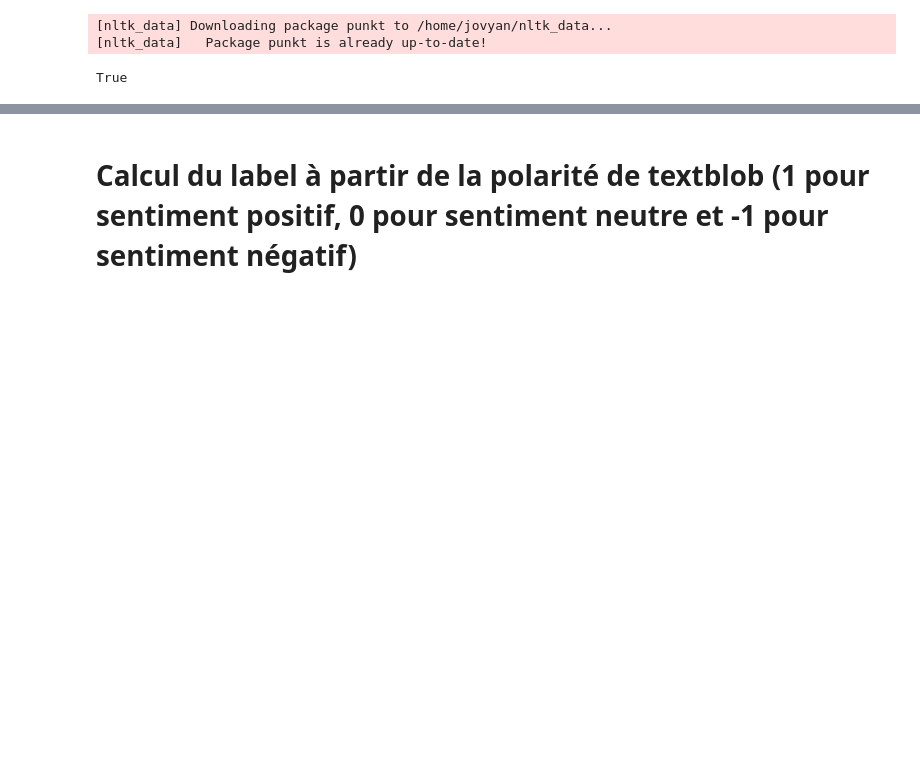
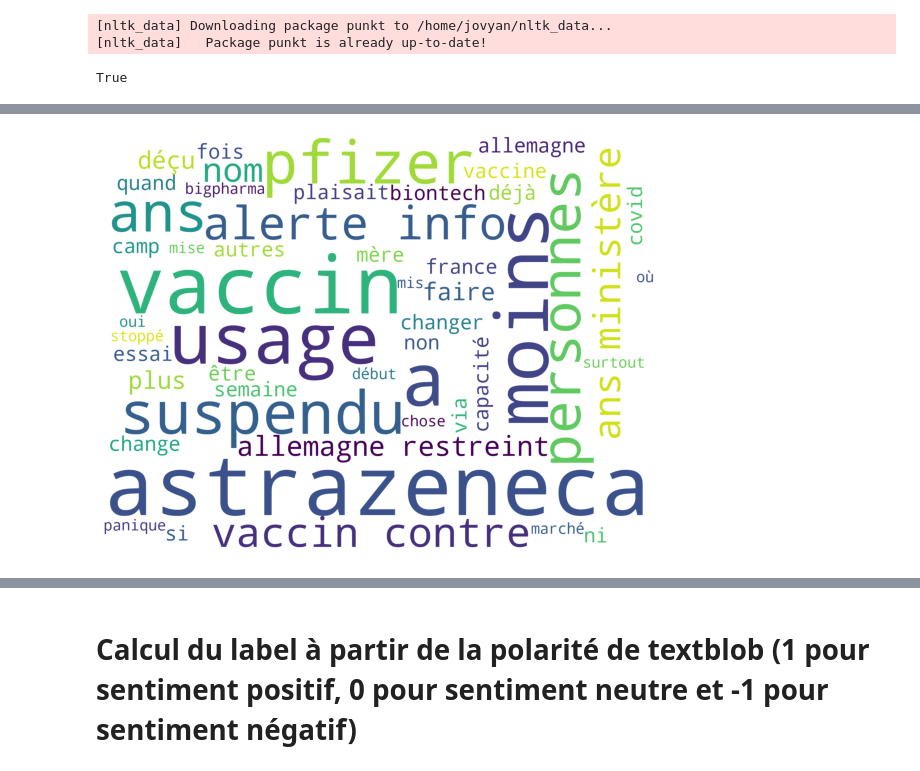
Before and after one commit to konkinit/sentiment_analysis, a Jupyter notebook: Notebook_Analyse.ipynb, the cells around one changed output, grey strips where cells are left out. Cells and saved outputs as stored; diff of their text form; code cells hidden in the pictures; blank space fills up the shorter version.

```diff
--- a/Notebook_Analyse.ipynb
+++ b/Notebook_Analyse.ipynb
@@ -171,7 +171,9 @@ df.head()
 nltk.download('stopwords')
 from nltk.corpus import stopwords
 stop_words = set(stopwords.words('french'))
-df["stopword"] = df["liste_mots"].apply(lambda x: [w for w in x if not w in stop_words])
+del df["stopword"]
+df["mot_important"] = df["liste_mots"].apply(lambda x: [w for w in x if not w in stop_words])
+df.tail()
 # %% [output]
 [nltk_data] Downloading package stopwords to /home/jovyan/nltk_data...
 [nltk_data]   Package stopwords is already up-to-date!
@@ -186,0 +206,17 @@ df.tail()
+# %%
+df_cloud = df[df['label']==-1]
+# join tweets to a single string
+words = ' '.join(df_cloud['texte1'])
+
+wordcloud = WordCloud(stopwords=stop_words,
+                      background_color='white',
+                      width=2000,
+                      height=1500, max_words=50
+                     ).generate(words)
+
+plt.figure(1,figsize=(10, 10))
+plt.imshow(wordcloud)
+plt.axis('off')
+plt.show()
+# %% [output]
+[figure, added]
```
Also changed, not shown: parts of 5 cells of this notebook.
